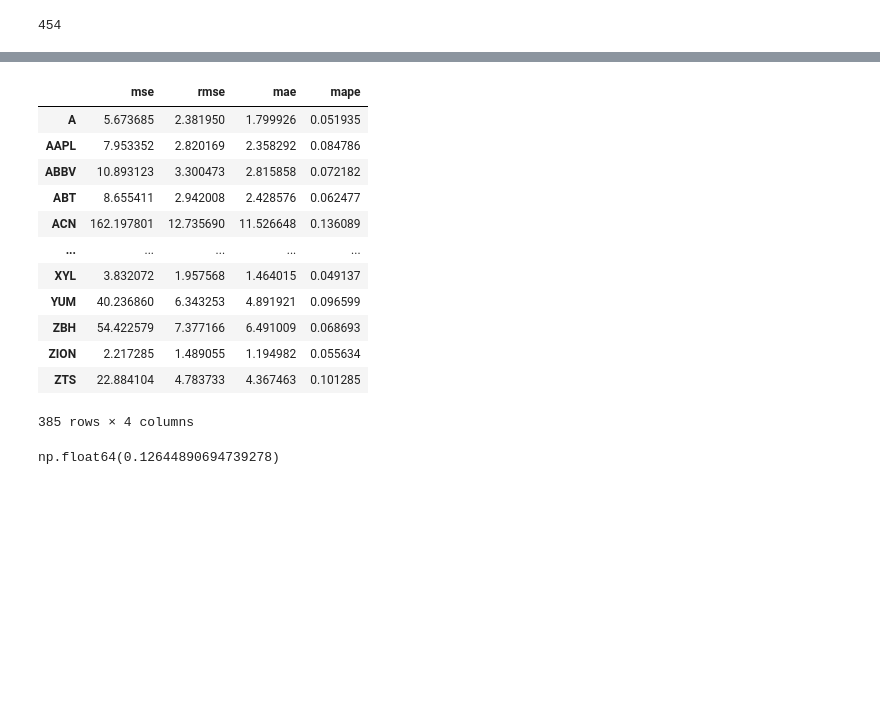
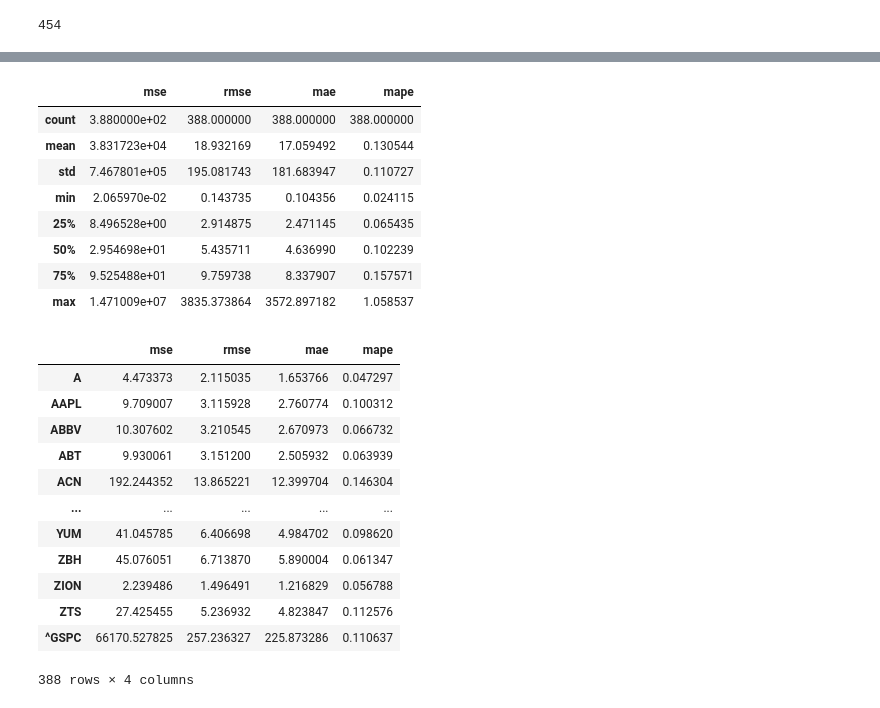
Before and after one commit to jovan-krajevski/vangja, a Jupyter notebook: docs/source/notebooks/01_case_stydy_stocks.ipynb, the cells around one changed output, grey strips where cells are left out. Saved outputs shown, nothing was run; the diff lists cells and outputs as text; code cells hidden in the pictures; blank space fills up the shorter version.

```diff
--- a/docs/source/notebooks/01_case_stydy_stocks.ipynb
+++ b/docs/source/notebooks/01_case_stydy_stocks.ipynb
@@ -153,0 +282,5 @@ len(dfs[0]) / 91
+# %%
+import pandas as pd
+
+all_dfs_train = pd.concat([smp[0], dfs[0]], ignore_index=True)
+all_dfs_train
@@ -153,0 +301,3 @@ len(dfs[0]) / 91
+# %%
+all_dfs_test = pd.concat([smp[1], dfs[1]], ignore_index=True)
+all_dfs_test
@@ -154,31 +318,35 @@ len(dfs[0]) / 91
 # %%
+from vangja import UniformConstant
 model = LinearTrend(
-    n_changepoints=0,
-    slope_sd=1,
-    intercept_sd=1,
-    # tune_method="parametric",
-    pool_type="individual",
-) + (
-    FourierSeasonality(
+    n_changepoints=5,
+    slope_sd=5,
+    intercept_sd=5,
+    delta_side="right",
+    pool_type="partial",
+    tune_method="parametric",
+    shrinkage_strength=100,
+) ** (
+    UniformConstant(lower=-1, upper=1, pool_type="partial") ** FourierSeasonality(
         period=365,
-        series_order=4,
-        beta_sd=0.1,
+        series_order=6,
         tune_method="parametric",
-        pool_type="individual",
+        pool_type="partial",
+        shrinkage_strength=100,
+        loss_factor_for_tune=0.5,
     )
-    + FourierSeasonality(period=7, series_order=2, beta_sd=0.1, pool_type="individual")
+    + FourierSeasonality(period=7, series_order=3, beta_sd=0.5, pool_type="individual")
 )
 model.fit(
-    dfs[0],
+    all_dfs_train,
     idata=smp_model.trace,
     scaler="minmax",
     scale_mode="individual",
     t_scale_params=smp_model.t_scale_params,
     sigma_pool_type="individual",
-    method="mapx"
+    method="mapx",
 )
+model_prior_predictive = model.sample_prior_predictive(samples=1000)
 yhat_tickers = model.predict(horizon=365)
-metrics(dfs[1], yhat_tickers)
 # %% [output]
 [interactive output not drawn]
 [interactive output not drawn]
@@ -187,22 +354,30 @@ metrics(dfs[1], yhat_tickers)
 # %%
-ticker_metrics = metrics(dfs[1], yhat_tickers, pool_type="individual")
-ticker_metrics
+ticker_metrics = metrics(all_dfs_test, yhat_tickers, pool_type="individual")
+ticker_metrics.describe()
 # %% [output]
 |  | mse | rmse | mae | mape |
-| A | 5.673685 | 2.381950 | 1.799926 | 0.051935 |
-| AAPL | 7.953352 | 2.820169 | 2.358292 | 0.084786 |
-| ABBV | 10.893123 | 3.300473 | 2.815858 | 0.072182 |
-| ABT | 8.655411 | 2.942008 | 2.428576 | 0.062477 |
-| ACN | 162.197801 | 12.735690 | 11.526648 | 0.136089 |
-| ... | ... | ... | ... | ... |
-| XYL | 3.832072 | 1.957568 | 1.464015 | 0.049137 |
-| YUM | 40.236860 | 6.343253 | 4.891921 | 0.096599 |
-| ZBH | 54.422579 | 7.377166 | 6.491009 | 0.068693 |
-| ZION | 2.217285 | 1.489055 | 1.194982 | 0.055634 |
-| ZTS | 22.884104 | 4.783733 | 4.367463 | 0.101285 |
+| count | 3.880000e+02 | 388.000000 | 388.000000 | 388.000000 |
+| mean | 3.831723e+04 | 18.932169 | 17.059492 | 0.130544 |
+| std | 7.467801e+05 | 195.081743 | 181.683947 | 0.110727 |
+| min | 2.065970e-02 | 0.143735 | 0.104356 | 0.024115 |
+| 25% | 8.496528e+00 | 2.914875 | 2.471145 | 0.065435 |
+| 50% | 2.954698e+01 | 5.435711 | 4.636990 | 0.102239 |
+| 75% | 9.525488e+01 | 9.759738 | 8.337907 | 0.157571 |
+| max | 1.471009e+07 | 3835.373864 | 3572.897182 | 1.058537 |
-385 rows × 4 columns
 # %%
-ticker_metrics["mape"].mean()
+ticker_metrics
 # %% [output]
+|  | mse | rmse | mae | mape |
+| A | 4.473373 | 2.115035 | 1.653766 | 0.047297 |
+| AAPL | 9.709007 | 3.115928 | 2.760774 | 0.100312 |
+| ABBV | 10.307602 | 3.210545 | 2.670973 | 0.066732 |
+| ABT | 9.930061 | 3.151200 | 2.505932 | 0.063939 |
+| ACN | 192.244352 | 13.865221 | 12.399704 | 0.146304 |
+| ... | ... | ... | ... | ... |
+| YUM | 41.045785 | 6.406698 | 4.984702 | 0.098620 |
+| ZBH | 45.076051 | 6.713870 | 5.890004 | 0.061347 |
+| ZION | 2.239486 | 1.496491 | 1.216829 | 0.056788 |
+| ZTS | 27.425455 | 5.236932 | 4.823847 | 0.112576 |
+| ^GSPC | 66170.527825 | 257.236327 | 225.873286 | 0.110637 |
-np.float64(0.12644890694739278)
+388 rows × 4 columns
 # %%
```
Also changed, not shown: parts of 40 cells of this notebook, 7 other files.
